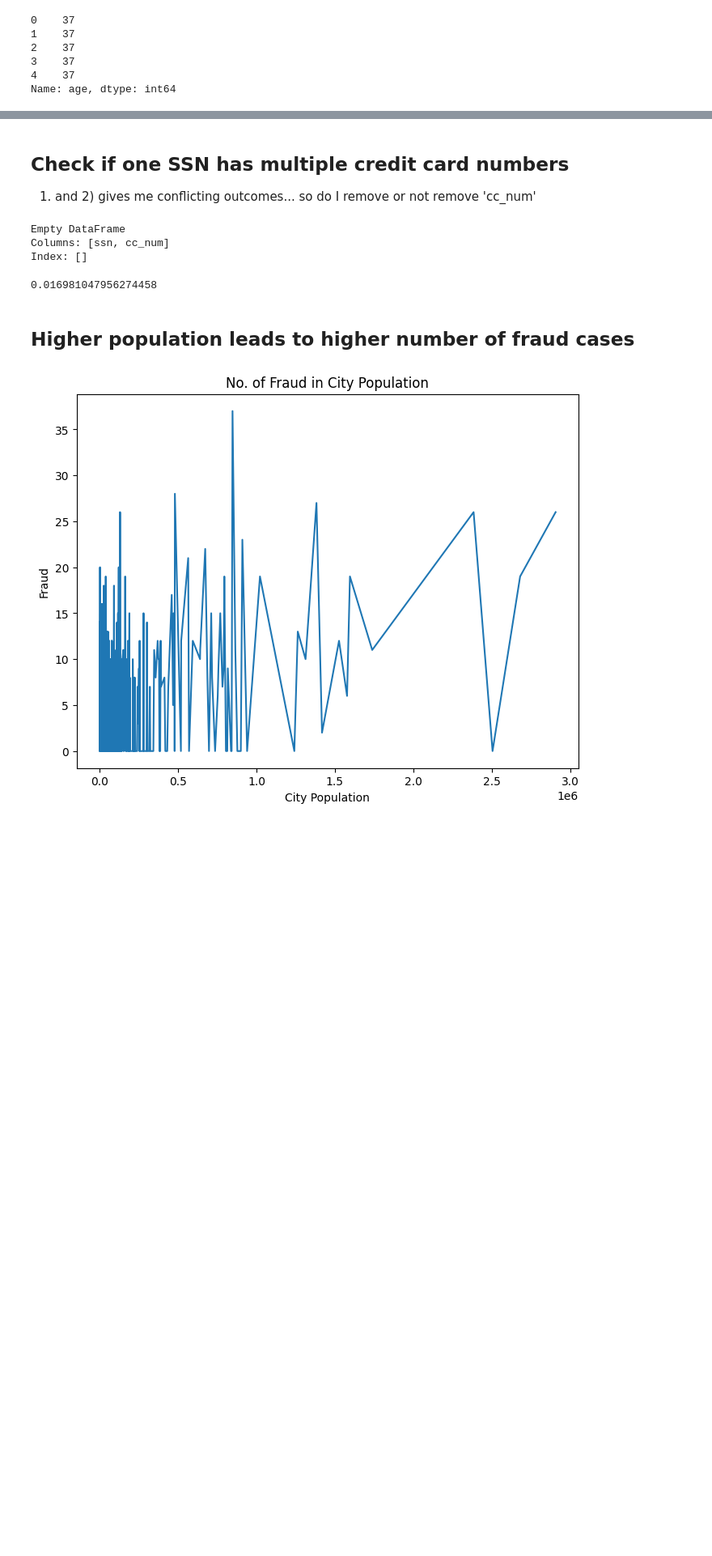
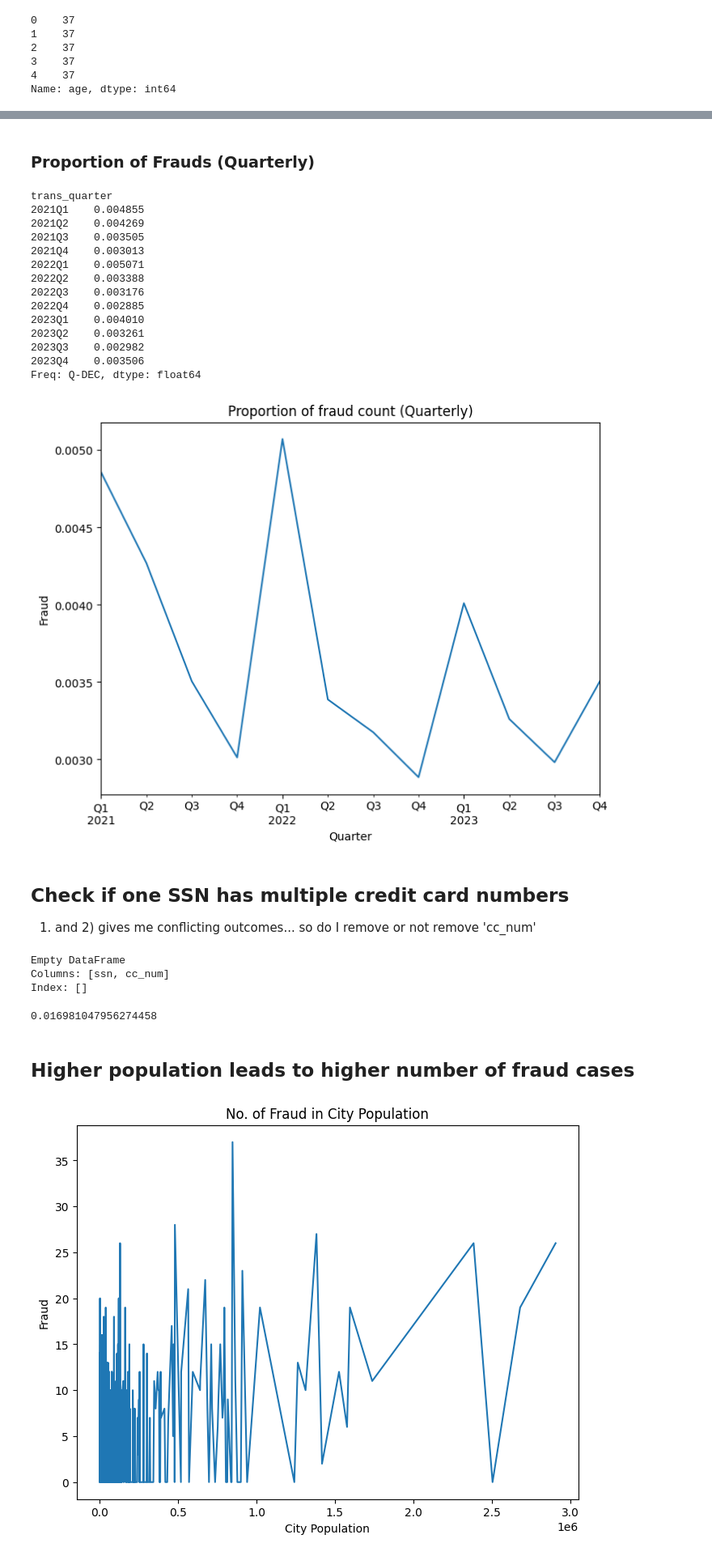
Before and after one commit to annccyn/dsa4263_project, a Jupyter notebook: ch_draft1.ipynb, the cells around one changed output, grey strips where cells are left out. Shown at 81% size. Drawn from its saved outputs; the diff is of its cells as text; code cells hidden in the pictures; blank space fills up the shorter version.

```diff
--- a/ch_draft1.ipynb
+++ b/ch_draft1.ipynb
@@ -218,3 +305,34 @@ Name: city_state, Length: 2646694, dtype: object
+# %% [markdown]
+### Proportion of Frauds (Quarterly)
+# %%
+# LOOK
+
+time_num_frauds = df_train[["trans_quarter", "is_fraud"]].groupby(by = "trans_quarter").apply(lambda x: x["is_fraud"].sum()/len(x))
+print(time_num_frauds)
+
+plt.figure(figsize=(8, 6))
+time_num_frauds.plot()
+# plt.plot(time_num_frauds['trans_quarter'].astype(str), time_num_frauds['is_fraud'])
+plt.title('Proportion of fraud count (Quarterly)')
+plt.xlabel('Quarter')
+plt.ylabel('Fraud')
+plt.show()
+# %% [output]
+trans_quarter
+2021Q1    0.004855
+2021Q2    0.004269
+2021Q3    0.003505
+2021Q4    0.003013
+2022Q1    0.005071
+2022Q2    0.003388
+2022Q3    0.003176
+2022Q4    0.002885
+2023Q1    0.004010
+2023Q2    0.003261
+2023Q3    0.002982
+2023Q4    0.003506
+Freq: Q-DEC, dtype: float64
+[figure, added]
 # %% [markdown]
 ## Check if one SSN has multiple credit card numbers
 1) and 2) gives me conflicting outcomes... so do I remove or not remove 'cc_num'
```
Also changed, not shown: parts of 15 cells of this notebook.
